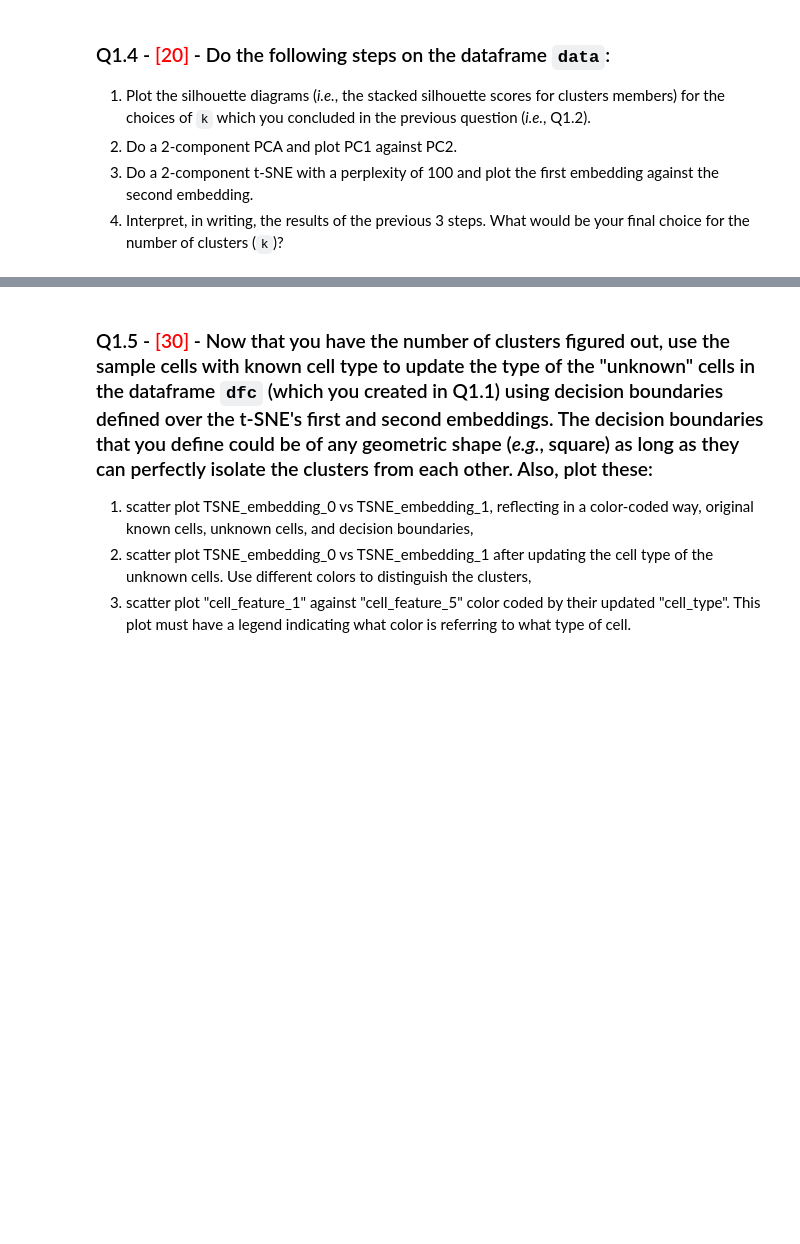
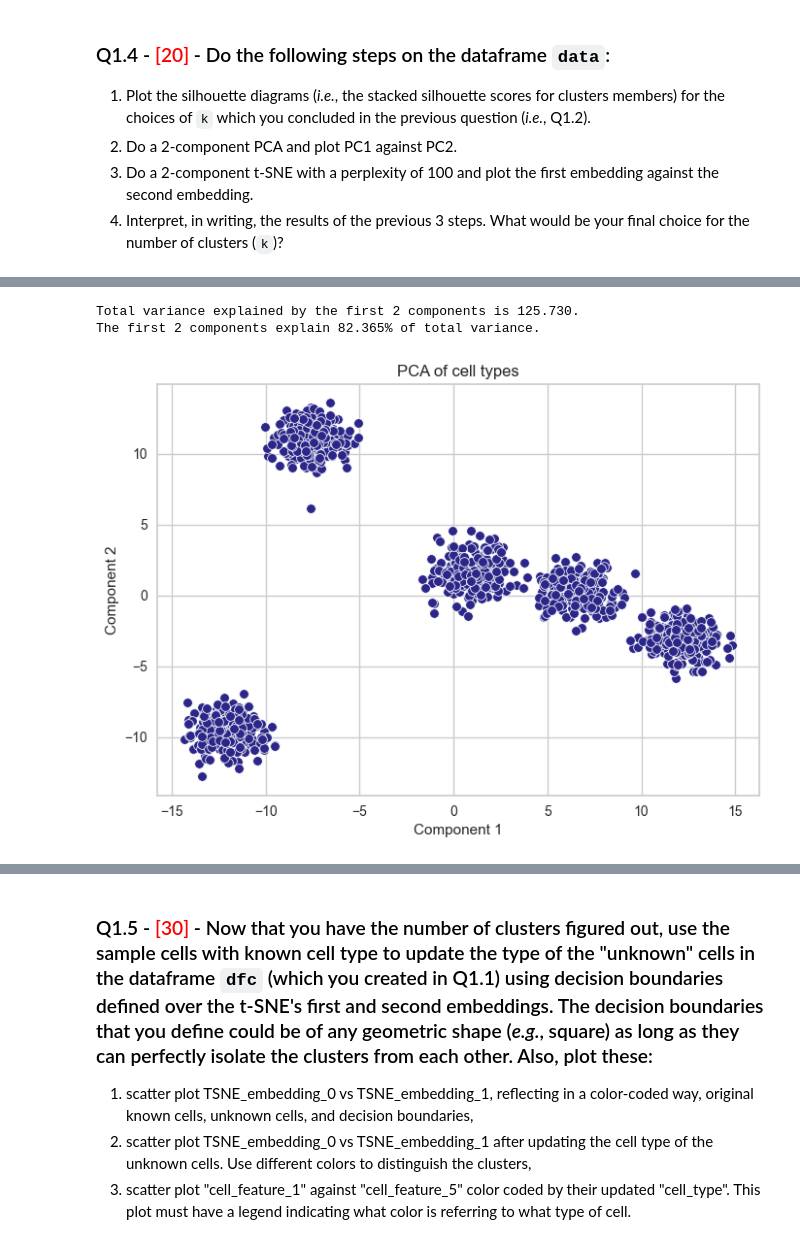
Before and after one commit to ParamvirSran/Machine-Learning, a Jupyter notebook: Assignments/A9/Assignment_9.ipynb, the cells around one changed output, grey strips where cells are left out. Saved outputs shown, nothing was run; the diff lists cells and outputs as text; code cells hidden in the pictures; blank space fills up the shorter version.

Commit message:
halfway done assignment 9 done tsne pca and knife chart analysis to determine optimal number of clusters for this dataset

```diff
--- a/Assignments/A9/Assignment_9.ipynb
+++ b/Assignments/A9/Assignment_9.ipynb
@@ -172,3 +171,30 @@ The silhouette score for K-means with 5 clusters is 0.717
 [figure]
 [figure]
 <Axes: title={'center': 'Silhouette Plot of KMeans Clustering for 1200 Samples in 5 Centers'}, xlabel='silhouette coefficient values', ylabel='cluster label'>
+# %%
+n = 2
+nPCA = PCA(n_components=n, svd_solver="full")
+nPCA.fit(data)
+totalVariance = np.sum(nPCA.explained_variance_)
+print(
+    "Total variance explained by the first %i components is %.3f."
+    % (nPCA.n_components_, totalVariance)
+)
+
+total_variance_ratio = np.sum(nPCA.explained_variance_ratio_) * 100
+print(
+    "The first %i components explain %.3f%% of total variance."
+    % (nPCA.n_components_, total_variance_ratio)
+)
+
+Z1 = nPCA.transform(data)
+sns.scatterplot(x=Z1[:, 0], y=Z1[:, 1])
+
+plt.xlabel("Component 1")
+plt.ylabel("Component 2")
+plt.title("PCA of cell types")
+plt.show()
+# %% [output]
+Total variance explained by the first 2 components is 125.730.
+The first 2 components explain 82.365% of total variance.
+[figure, added]
```
Also changed, not shown: parts of 4 cells of this notebook.
